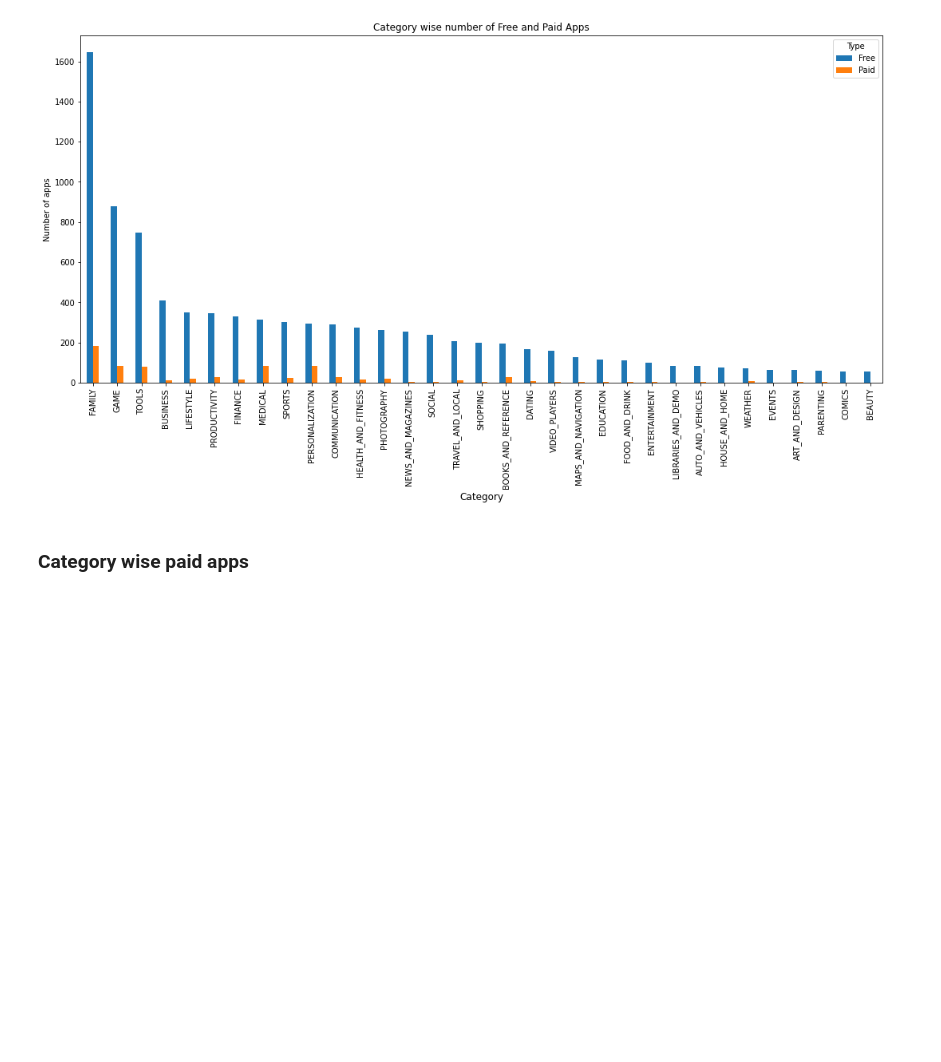
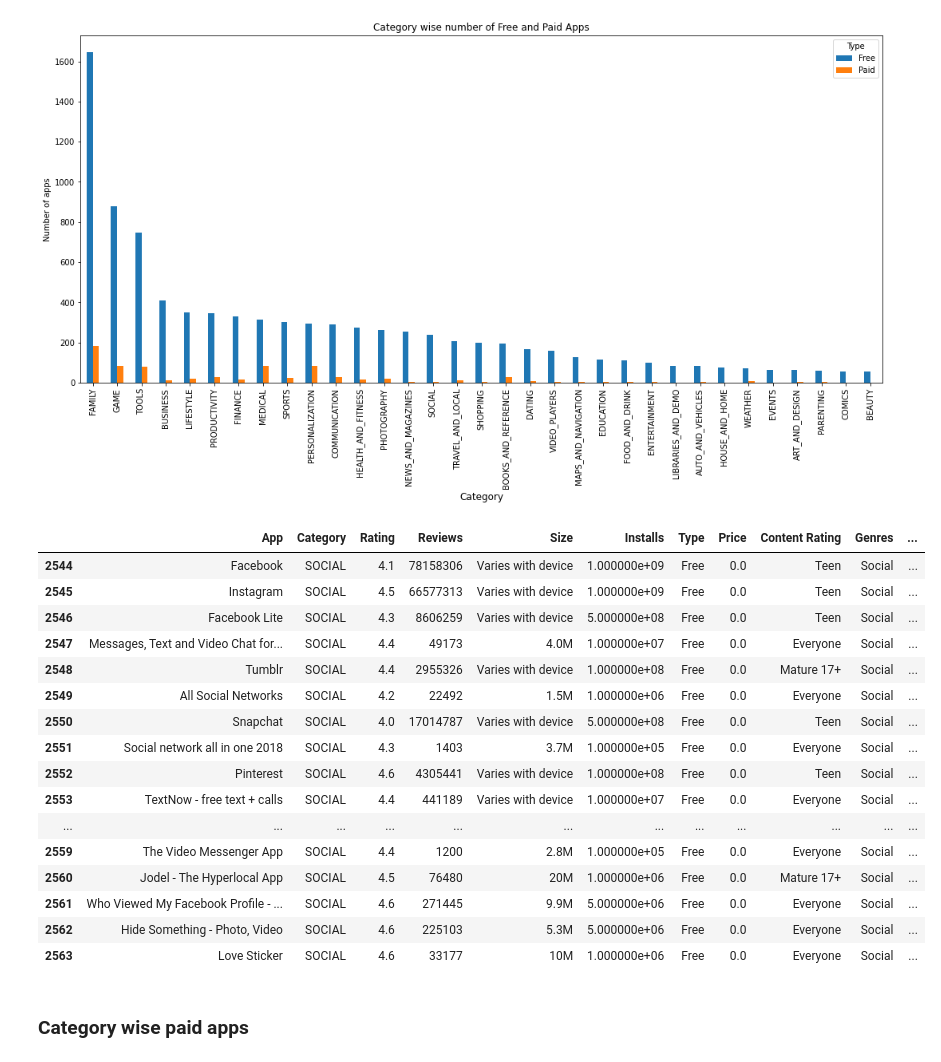
Before and after one commit to P-Sushma6/Google-Playstore-Apps-Reviews-Analysis, a Jupyter notebook: Play_Store_App_Analysis_Capstone_Project.ipynb, the cells around one changed output. Drawn from its saved outputs; the diff is of its cells as text; code cells hidden in the pictures; blank space fills up the shorter version.

```diff
--- a/Play_Store_App_Analysis_Capstone_Project.ipynb
+++ b/Play_Store_App_Analysis_Capstone_Project.ipynb
@@ -168,6 +168,26 @@ plt.title('Category wise number of Free and Paid Apps')
 # %% [output]
 Text(0.5, 1.0, 'Category wise number of Free and Paid Apps')
 [figure]
+# %%
+playstoredf[playstoredf['Category']=='SOCIAL'].head(20)
+# %% [output]
+|  | App | Category | Rating | Reviews | Size | Installs | Type | Price | Content Rating | Genres | ... |
+| 2544 | Facebook | SOCIAL | 4.1 | 78158306 | Varies with device | 1.000000e+09 | Free | 0.0 | Teen | Social | ... |
+| 2545 | Instagram | SOCIAL | 4.5 | 66577313 | Varies with device | 1.000000e+09 | Free | 0.0 | Teen | Social | ... |
+| 2546 | Facebook Lite | SOCIAL | 4.3 | 8606259 | Varies with device | 5.000000e+08 | Free | 0.0 | Teen | Social | ... |
+| 2547 | Messages, Text and Video Chat for... | SOCIAL | 4.4 | 49173 | 4.0M | 1.000000e+07 | Free | 0.0 | Everyone | Social | ... |
+| 2548 | Tumblr | SOCIAL | 4.4 | 2955326 | Varies with device | 1.000000e+08 | Free | 0.0 | Mature 17+ | Social | ... |
+| 2549 | All Social Networks | SOCIAL | 4.2 | 22492 | 1.5M | 1.000000e+06 | Free | 0.0 | Everyone | Social | ... |
+| 2550 | Snapchat | SOCIAL | 4.0 | 17014787 | Varies with device | 5.000000e+08 | Free | 0.0 | Teen | Social | ... |
+| 2551 | Social network all in one 2018 | SOCIAL | 4.3 | 1403 | 3.7M | 1.000000e+05 | Free | 0.0 | Everyone | Social | ... |
+| 2552 | Pinterest | SOCIAL | 4.6 | 4305441 | Varies with device | 1.000000e+08 | Free | 0.0 | Teen | Social | ... |
+| 2553 | TextNow - free text + calls | SOCIAL | 4.4 | 441189 | Varies with device | 1.000000e+07 | Free | 0.0 | Everyone | Social | ... |
+| ... | ... | ... | ... | ... | ... | ... | ... | ... | ... | ... | ... |
+| 2559 | The Video Messenger App | SOCIAL | 4.4 | 1200 | 2.8M | 1.000000e+05 | Free | 0.0 | Everyone | Social | ... |
+| 2560 | Jodel - The Hyperlocal App | SOCIAL | 4.5 | 76480 | 20M | 1.000000e+06 | Free | 0.0 | Mature 17+ | Social | ... |
+| 2561 | Who Viewed My Facebook Profile - ... | SOCIAL | 4.6 | 271445 | 9.9M | 5.000000e+06 | Free | 0.0 | Everyone | Social | ... |
+| 2562 | Hide Something - Photo, Video | SOCIAL | 4.6 | 225103 | 5.3M | 5.000000e+06 | Free | 0.0 | Everyone | Social | ... |
+| 2563 | Love Sticker | SOCIAL | 4.6 | 33177 | 10M | 1.000000e+06 | Free | 0.0 | Everyone | Social | ... |
 # %% [markdown]
 ### **Category wise paid apps**
 # %%
```
Also changed, not shown: parts of 15 cells of this notebook.
